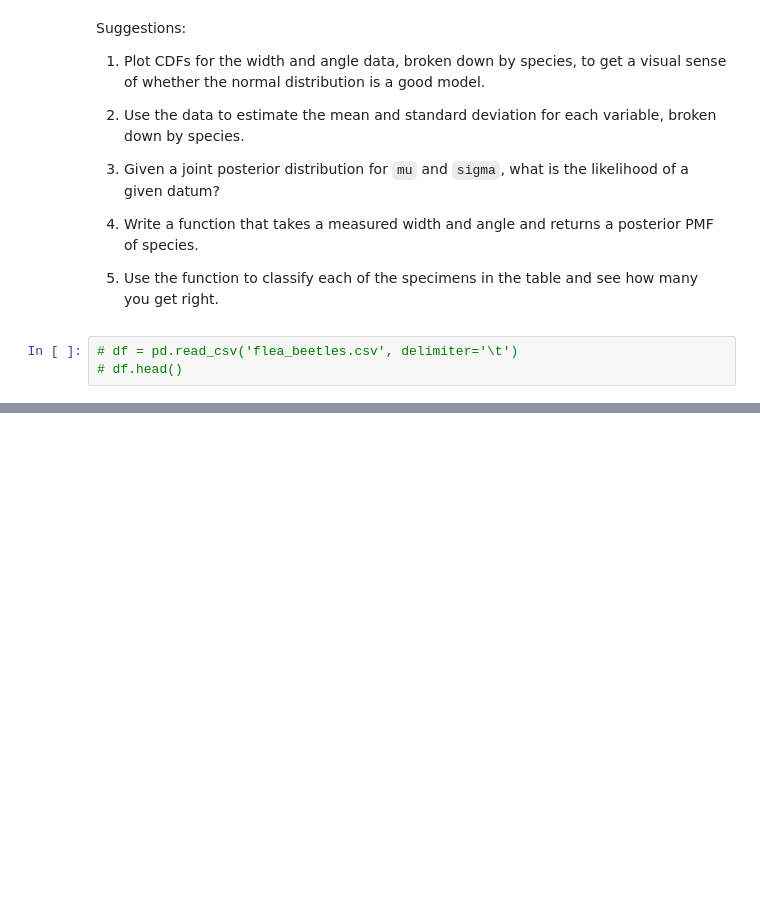
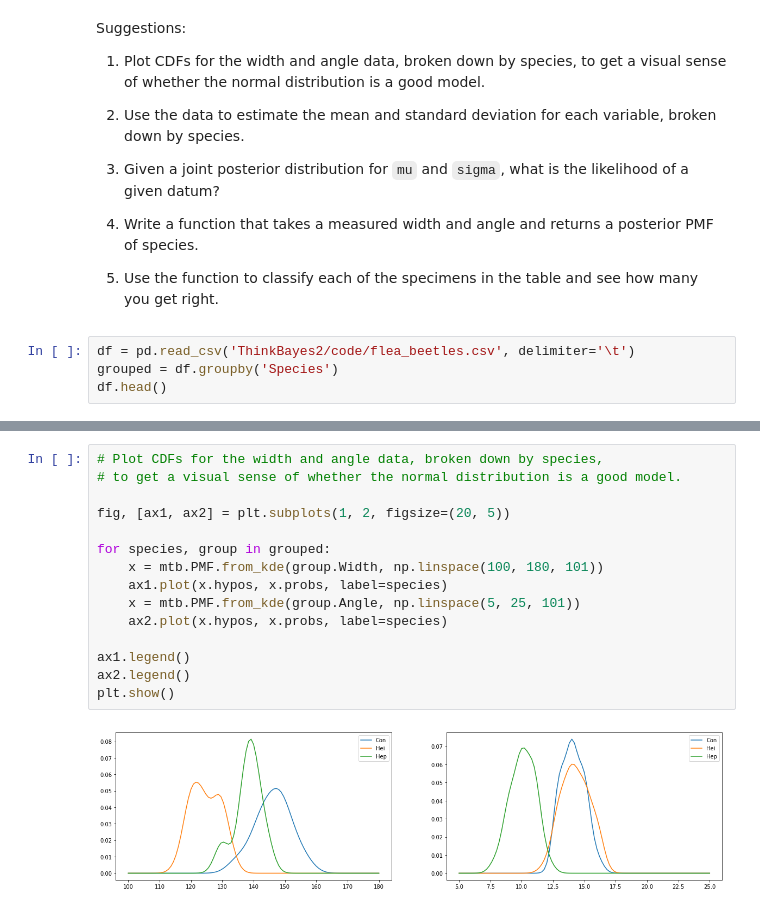
Before and after one commit to alexklibisz/exercises, a Jupyter notebook: think-bayes/chap09.ipynb, the cells around one changed output, grey strips where cells are left out. Drawn from its saved outputs; the diff is of its cells as text; blank space fills up the shorter version.

Commit message:
Think Bayes chapter 9 all exercises

```diff
--- a/think-bayes/chap09.ipynb
+++ b/think-bayes/chap09.ipynb
@@ -576,5 +576,6 @@ Suggestions:
 
 5. Use the function to classify each of the specimens in the table and see how many you get right.
 # %%
-# df = pd.read_csv('flea_beetles.csv', delimiter='\t')
-# df.head()
+df = pd.read_csv('ThinkBayes2/code/flea_beetles.csv', delimiter='\t')
+grouped = df.groupby('Species')
+df.head()
@@ -580,0 +589,17 @@ Suggestions:
+# %%
+# Plot CDFs for the width and angle data, broken down by species,
+# to get a visual sense of whether the normal distribution is a good model.
+
+fig, [ax1, ax2] = plt.subplots(1, 2, figsize=(20, 5))
+
+for species, group in grouped:
+    x = mtb.PMF.from_kde(group.Width, np.linspace(100, 180, 101))
+    ax1.plot(x.hypos, x.probs, label=species)
+    x = mtb.PMF.from_kde(group.Angle, np.linspace(5, 25, 101))
+    ax2.plot(x.hypos, x.probs, label=species)
+
+ax1.legend()
+ax2.legend()
+plt.show()
+# %% [output]
+[figure, added]
```
Also changed, not shown: parts of 7 cells of this notebook.
